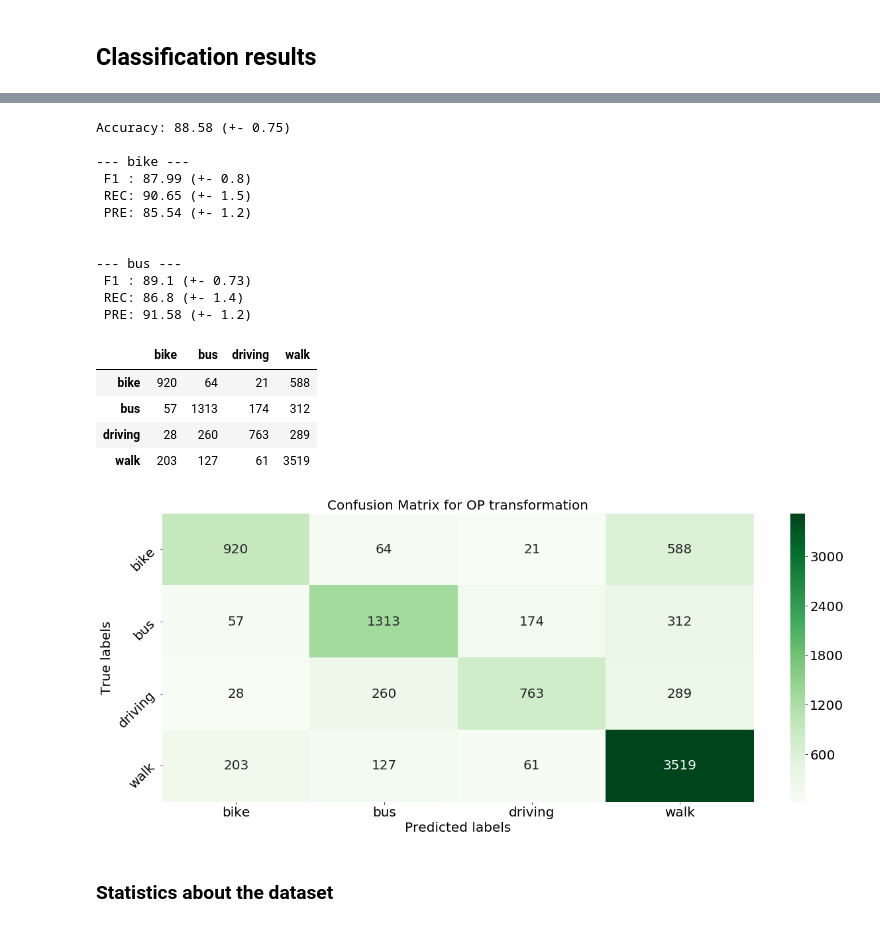
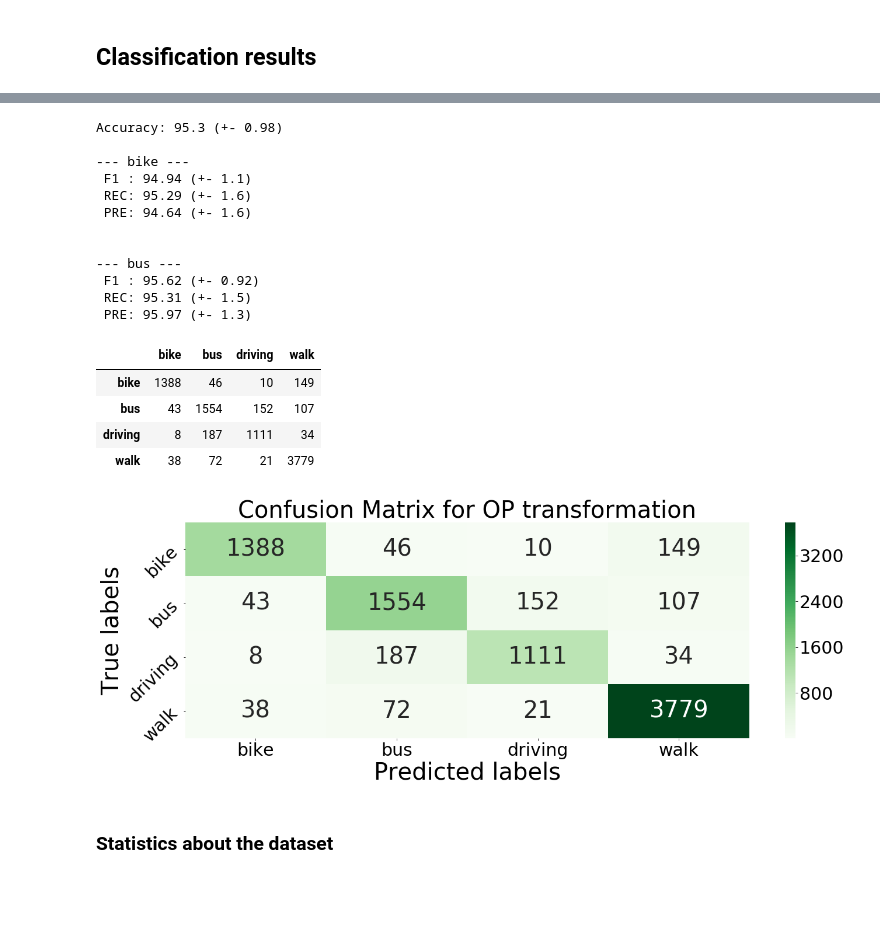
Before and after one commit to icps/tmc_ordinal_patterns, a Jupyter notebook: plots.ipynb, the cells around one changed output, grey strips where cells are left out. Drawn from its saved outputs; the diff is of its cells as text; code cells hidden in the pictures; blank space fills up the shorter version.

```diff
--- a/plots.ipynb
+++ b/plots.ipynb
@@ -10,15 +10,15 @@ import matplotlib.pyplot as plt
 
 from src.utilities.utils import get_files
 # %%
-SMALL_SIZE  = 15
-MEDIUM_SIZE = 15
-BIGGER_SIZE = 20
+SMALL_SIZE  = 25
+MEDIUM_SIZE = 30
+BIGGER_SIZE = 40
 
-plt.rc('font', size        = MEDIUM_SIZE)   # controls default text sizes
-plt.rc('axes', titlesize   = SMALL_SIZE)    # fontsize of the axes title
-plt.rc('axes', labelsize   = MEDIUM_SIZE)   # fontsize of the x and y labels
-plt.rc('xtick', labelsize  = SMALL_SIZE)    # fontsize of the tick labels
-plt.rc('ytick', labelsize  = SMALL_SIZE)    # fontsize of the tick labels
+plt.rc('font', size        = BIGGER_SIZE)   # controls default text sizes
+plt.rc('axes', titlesize   = BIGGER_SIZE)    # fontsize of the axes title
+plt.rc('axes', labelsize   = BIGGER_SIZE)   # fontsize of the x and y labels
+plt.rc('xtick', labelsize  = MEDIUM_SIZE)    # fontsize of the tick labels
+plt.rc('ytick', labelsize  = MEDIUM_SIZE)    # fontsize of the tick labels
 plt.rc('legend', fontsize  = SMALL_SIZE)    # legend fontsize
 plt.rc('figure', titlesize = BIGGER_SIZE)   # fontsize of the figure title
 # %%
@@ -313,25 +444,30 @@ Accuracy: 79.6 (+- 1.9)
 # %%
-folder  = "classification_2021-02-17 16:11:02.299001"
+D       = 4
+folder  = clf_paths[71].split("/")[-1]
 classes = ["bike", "bus"]
 
-print_values(folder, classes, n_folds, kind)
+print_values(folder, classes, n_folds, kind, D)
 # %% [output]
-Accuracy: 88.58 (+- 0.75)
+Accuracy: 95.3 (+- 0.98)
 
 --- bike ---
- F1 : 87.99 (+- 0.8)
- REC: 90.65 (+- 1.5)
- PRE: 85.54 (+- 1.2)
+ F1 : 94.94 (+- 1.1)
+ REC: 95.29 (+- 1.6)
+ PRE: 94.64 (+- 1.6)
 
 
 --- bus ---
- F1 : 89.1 (+- 0.73)
- REC: 86.8 (+- 1.4)
- PRE: 91.58 (+- 1.2)
+ F1 : 95.62 (+- 0.92)
+ REC: 95.31 (+- 1.5)
+ PRE: 95.97 (+- 1.3)
 # %%
 #### confusion matrix
-path    = join("db", "GeoLife", "classification_2021-02-17 11:11:34.626473", "ConfusionMatrices_[4, 1].txt")
-cm         = pd.read_csv(path, skiprows = 50, sep = ' ')
+paths     = join("db", "GeoLife")
+clf_paths = get_files(paths, "classification", rec = True)
+
+
+path    = join(clf_paths[65], "ConfusionMatrices_[4, 1].txt")
+cm      = pd.read_csv(path, skiprows = 50, sep = ' ')
 
 cm.columns = ["bike", "bus", "driving", "walk"]
 cm.index   = ["bike", "bus", "driving", "walk"]
@@ -339,42 +475,34 @@ cm.index   = ["bike", "bus", "driving", "walk"]
 cm
 # %% [output]
 |  | bike | bus | driving | walk |
-| bike | 920 | 64 | 21 | 588 |
-| bus | 57 | 1313 | 174 | 312 |
-| driving | 28 | 260 | 763 | 289 |
-| walk | 203 | 127 | 61 | 3519 |
+| bike | 1388 | 46 | 10 | 149 |
+| bus | 43 | 1554 | 152 | 107 |
+| driving | 8 | 187 | 1111 | 34 |
+| walk | 38 | 72 | 21 | 3779 |
-# %%
-SMALL_SIZE  = 20
-MEDIUM_SIZE = 20
-BIGGER_SIZE = 30
-
-plt.rc('font', size        = MEDIUM_SIZE)   # controls default text sizes
-plt.rc('axes', titlesize   = SMALL_SIZE)    # fontsize of the axes title
-plt.rc('axes', labelsize   = MEDIUM_SIZE)   # fontsize of the x and y labels
-plt.rc('xtick', labelsize  = SMALL_SIZE)    # fontsize of the tick labels
-plt.rc('ytick', labelsize  = SMALL_SIZE)    # fontsize of the tick labels
-plt.rc('legend', fontsize  = SMALL_SIZE)    # legend fontsize
-plt.rc('figure', titlesize = BIGGER_SIZE)   # fontsize of the figure title
 # %%
+classes = ["bike", "bus", "driving", "walk"]
+
 plt.figure(figsize=(20, 8))
 
 ax = plt.subplot()
 sns_plot = sns.heatmap(cm, annot = True, ax = ax, cmap = 'Greens', fmt = 'g') #annot=True to annotate cells
 
 # labels, title and ticks
 ax.set_xlabel('Predicted labels')
 ax.set_ylabel('True labels')
 ax.set_title('Confusion Matrix for OP transformation')
 
 ax.xaxis.set_ticklabels(classes)
 ax.yaxis.set_ticklabels(classes, rotation = 45)
 
+plt.tight_layout()
+
 fig = sns_plot.get_figure()
 
 save_title = "confusion_matrix"
 plt.savefig('figs/' + save_title + '.pdf', dpi = 600)
 # %% [output]
-[figure, old version]
+[figure, new version]
 # %% [markdown]
 ### Statistics about the dataset
 # %%
```
Also changed, not shown: parts of 26 cells of this notebook, 1 other file.
